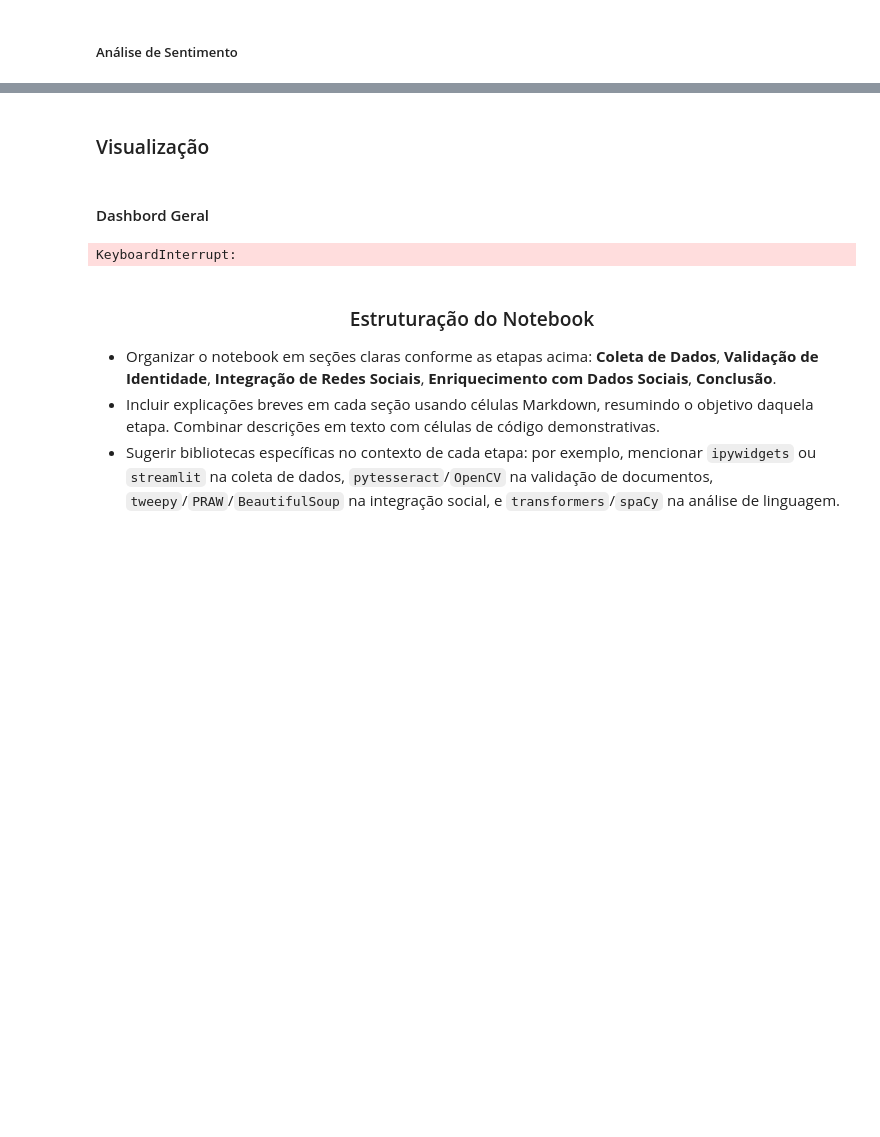
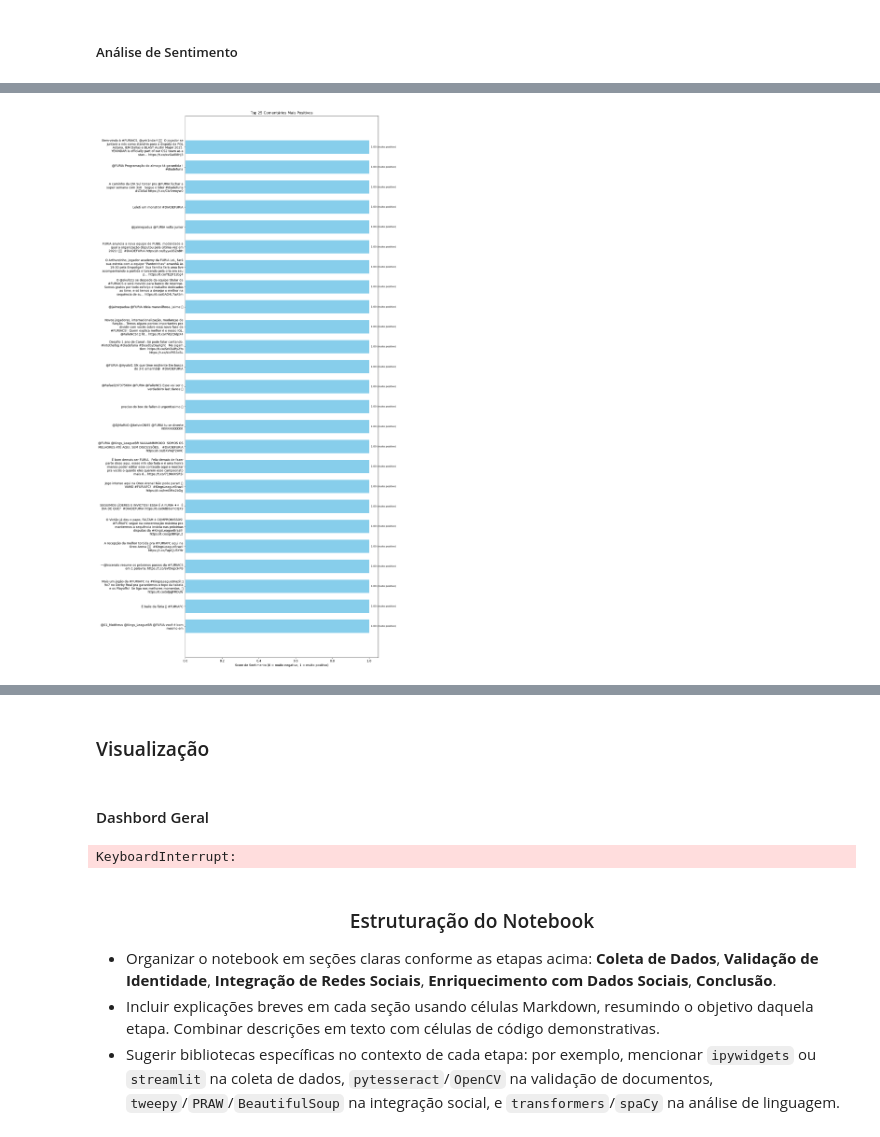
Before and after one commit to LMolinaro01/FURIA_KnowYourFan, a Jupyter notebook: Análise_Geral.ipynb, the cells around one changed output, grey strips where cells are left out. Drawn from its saved outputs; the diff is of its cells as text; code cells hidden in the pictures; blank space fills up the shorter version.

Commit message:
Análises (Tweets) - Geral

```diff
--- a/Análise_Geral.ipynb
+++ b/Análise_Geral.ipynb
@@ -867,0 +997,98 @@ for canal, grupo in top_comentarios_canal.groupby('channel_name'):
+# %%
+import pandas as pd
+import matplotlib.pyplot as plt
+from transformers import pipeline
+import textwrap
+import json
+import random
+
+# ====== 1. Carrega os dados JSON ======
+with open(R'form_data\tweets_furia.json', 'r', encoding='utf-8') as f:
+    data = json.load(f)
+
+df = pd.DataFrame(data)
+
+# ====== 2. Remove duplicatas pelo texto e filtra pt ======
+df = df.drop_duplicates(subset=['text'])
+df = df[df['lang'] == 'pt'].copy()
+
+# ====== 3. Simula likes ======
+df['likes'] = [random.randint(1, 5000) for _ in range(len(df))]
+
+# ====== 4. Seleciona os 200 mais curtidos ======
+top200 = df.sort_values('likes', ascending=False).head(200).copy()
+
+# ====== 5. Remove palavras banidas ======
+palavras_banidas = ['CAPIM', 'Desempedidos', 'G3X', 'g3x',
+                    'DENDELE', 'LOUD', 'FUNKBOL', 'FLUXO REAL ELITE']
+mask = ~top200['text'].str.upper().str.contains('|'.join(palavras_banidas))
+top200_filtrado = top200[mask].reset_index(drop=True)
+
+# ====== 6. Pipeline de sentimento ======
+sentiment_analyzer = pipeline(
+    "sentiment-analysis",
+    model="nlptown/bert-base-multilingual-uncased-sentiment",
+    tokenizer="nlptown/bert-base-multilingual-uncased-sentiment"
+)
+
+# ====== 7. Aplica o modelo ======
+batch_size = 32
+texts = top200_filtrado['text'].tolist()
+results = []
+for i in range(0, len(texts), batch_size):
+    batch = texts[i:i + batch_size]
+    results.extend(sentiment_analyzer(batch, truncation=True))
+
+# ====== 8. Normaliza scores ======
+scores = [(int(r['label'][0]) - 1) / 4 for r in results]
+top200_filtrado['sentiment_score'] = scores
+
+# ====== 9. Pega os TOP 25 mais positivos ======
+top25 = top200_filtrado.sort_values('sentiment_score', ascending=False).head(25).copy()
+
+# ====== 10. Funções auxiliares ======
+def simplificar_comentario(texto, limite=200):
+    if len(texto) <= limite:
+        return texto
+    palavras = texto.split()
+    ultima_palavra = palavras[-1] if palavras else ''
+    return f"{texto[:limite].rstrip()}... {ultima_palavra}"
+
+def estrela_para_sentimento(score):
+    stars = int(round(score * 4)) + 1
+    return {
+        1: "muito negativo",
+        2: "negativo",
+        3: "neutro",
+        4: "positivo",
+        5: "muito positivo"
+    }[stars]
+
+# ====== 11. Plot único com os TOP 25 ======
+def plot_top25(df):
+    comentarios = [
+        textwrap.fill(simplificar_comentario(t), width=50)
+        for t in df['text']
+    ]
+    scores = df['sentiment_score'].tolist()
+
+    spacing = 1.2  # Espaço vertical entre comentários
+    y_pos = [i * spacing for i in range(len(comentarios))][::-1]
+
+    plt.figure(figsize=(14, len(df) * spacing * 0.8 + 2))
+    plt.barh(y_pos, scores, color='skyblue')
+    plt.yticks(y_pos, comentarios)
+    plt.xlabel('Score de Sentimento (0 = muito negativo, 1 = muito positivo)')
+    plt.title('Top 25 Comentários Mais Positivos')
+    plt.gca().invert_yaxis()
+
+    for y, s in zip(y_pos, scores):
+        plt.text(s + 0.01, y, f'{s:.2f} ({estrela_para_sentimento(s)})',
+                 va='center', fontsize=8)
+
+    plt.tight_layout()
+    plt.show()
+
+# ====== 12. Executa o plot ======
+plot_top25(top25)
+# %% [output]
@@ -867,0 +1096 @@ for canal, grupo in top_comentarios_canal.groupby('channel_name'):
+[figure, added]
```
Also changed, not shown: parts of 17 cells of this notebook.
